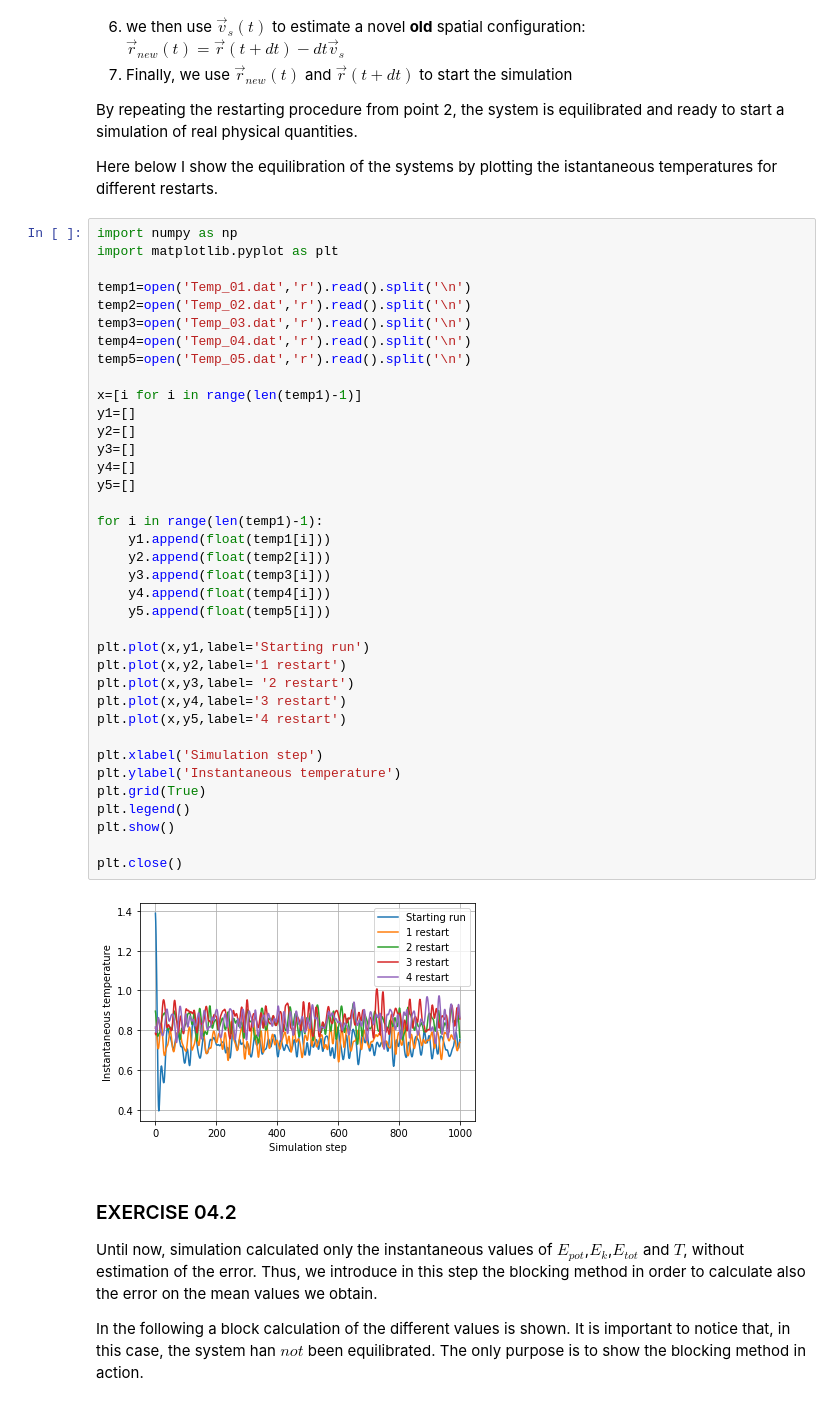
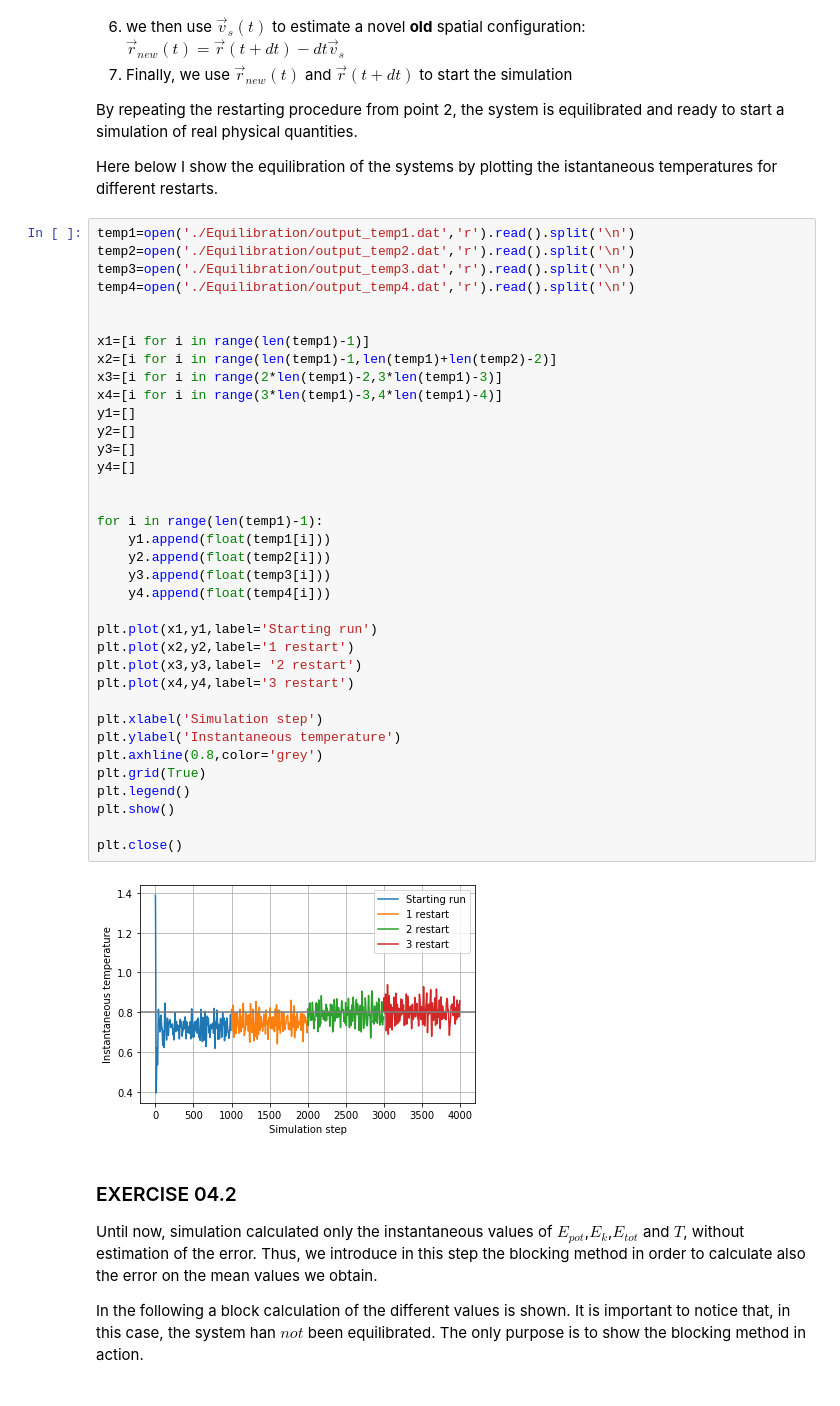
Before and after one commit to StefanoBarison/NSLaboratory, a Jupyter notebook: 04_Exercise/Exercises_04.ipynb, the cells around one changed output. Cells and saved outputs as stored; diff of their text form.

```diff
--- a/04_Exercise/Exercises_04.ipynb
+++ b/04_Exercise/Exercises_04.ipynb
@@ -22,44 +25,43 @@ By repeating the restarting procedure from point 2, the system is equilibrated a
 
 Here below I show the equilibration of the systems by plotting the istantaneous temperatures for different restarts.
 # %%
-import numpy as np
-import matplotlib.pyplot as plt
+temp1=open('./Equilibration/output_temp1.dat','r').read().split('\n')
+temp2=open('./Equilibration/output_temp2.dat','r').read().split('\n')
+temp3=open('./Equilibration/output_temp3.dat','r').read().split('\n')
+temp4=open('./Equilibration/output_temp4.dat','r').read().split('\n')
 
-temp1=open('Temp_01.dat','r').read().split('\n')
-temp2=open('Temp_02.dat','r').read().split('\n')
-temp3=open('Temp_03.dat','r').read().split('\n')
-temp4=open('Temp_04.dat','r').read().split('\n')
-temp5=open('Temp_05.dat','r').read().split('\n')
 
-x=[i for i in range(len(temp1)-1)]
+x1=[i for i in range(len(temp1)-1)]
+x2=[i for i in range(len(temp1)-1,len(temp1)+len(temp2)-2)]
+x3=[i for i in range(2*len(temp1)-2,3*len(temp1)-3)]
+x4=[i for i in range(3*len(temp1)-3,4*len(temp1)-4)]
 y1=[]
 y2=[]
 y3=[]
 y4=[]
-y5=[]
+
 
 for i in range(len(temp1)-1):
     y1.append(float(temp1[i]))
     y2.append(float(temp2[i]))
     y3.append(float(temp3[i]))
     y4.append(float(temp4[i]))
-    y5.append(float(temp5[i]))
 
-plt.plot(x,y1,label='Starting run')
-plt.plot(x,y2,label='1 restart')
-plt.plot(x,y3,label= '2 restart')
-plt.plot(x,y4,label='3 restart')
-plt.plot(x,y5,label='4 restart')
+plt.plot(x1,y1,label='Starting run')
+plt.plot(x2,y2,label='1 restart')
+plt.plot(x3,y3,label= '2 restart')
+plt.plot(x4,y4,label='3 restart')
 
 plt.xlabel('Simulation step')
 plt.ylabel('Instantaneous temperature')
+plt.axhline(0.8,color='grey')
 plt.grid(True)
 plt.legend()
 plt.show()
 
 plt.close()
 # %% [output]
-[figure, old version]
+[figure, new version]
 # %% [markdown]
 ### EXERCISE 04.2
 
```
Also changed, not shown: parts of 1 cell of this notebook, 26 other files.
